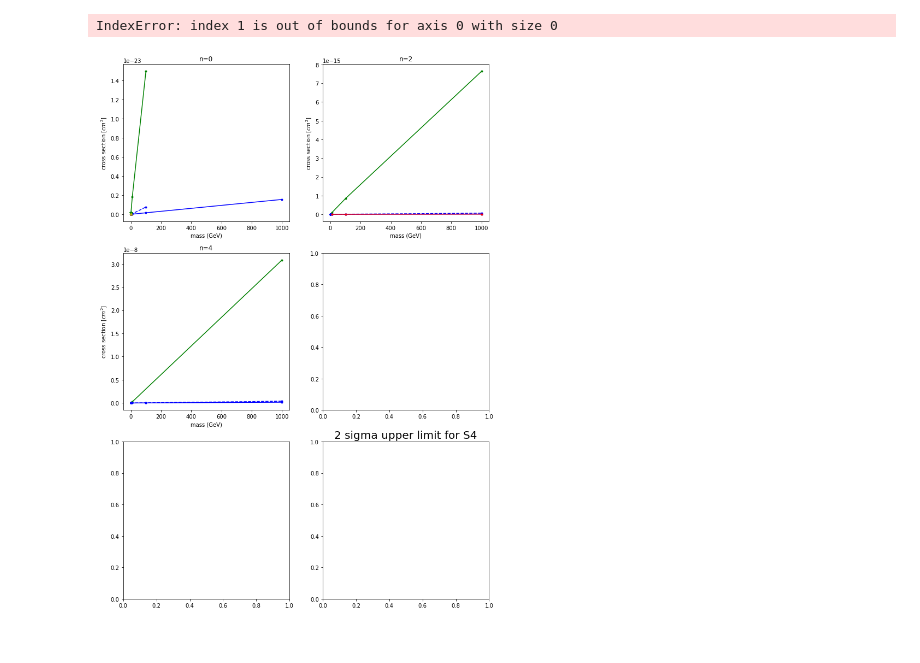
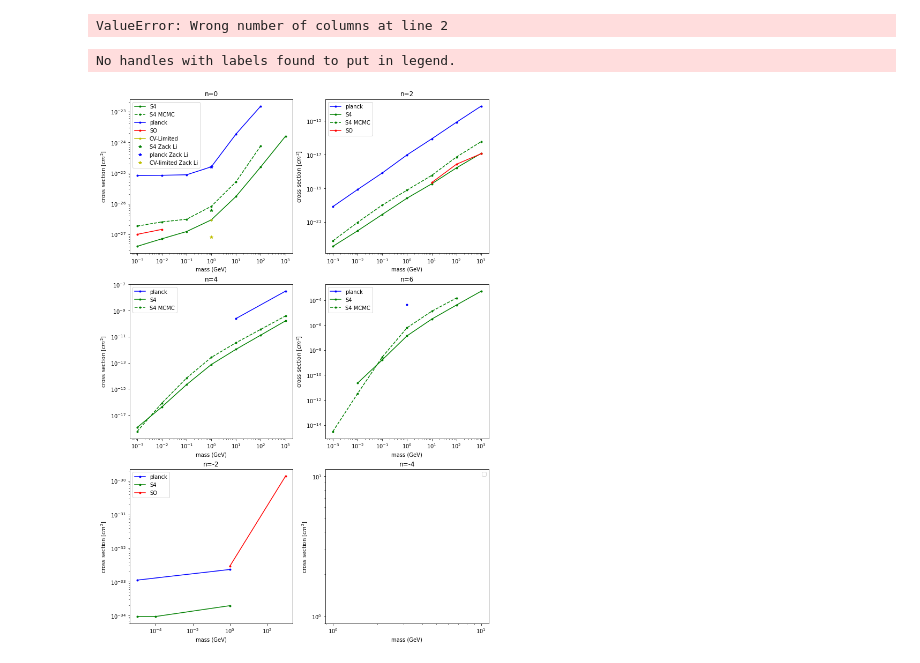
Before and after one commit to iej2106/fisher_dmb, a Jupyter notebook: upperlimit_crossection.ipynb, the cells around one changed output. Saved outputs shown, nothing was run; the diff lists cells and outputs as text; code cells hidden in the pictures.

```diff
--- a/upperlimit_crossection.ipynb
+++ b/upperlimit_crossection.ipynb
@@ -10,6 +10,9 @@ S4_0_a = np.loadtxt("MCMC_data/S4_Aizhan_n=0.txt", delimiter = " ")
 S4_0_a = np.transpose(S4_0_a)
 SO_0 = np.loadtxt("fisher_data/SO_n=0/n=0.txt", delimiter = " ")
 SO_0 = np.transpose(SO_0)
+cv_limited_0 = np.loadtxt("fisher_data/cv-limited_n=0/n=0.txt", delimiter = " ")
+cv_limited_0 = np.transpose(cv_limited_0)
+
 
 S4_2 = np.loadtxt("fisher_data/S4_n=2/n=2.txt", delimiter = " ")
 S4_2 = np.transpose(S4_2)
@@ -50,3 +53,5 @@ zack_li_sigma_n0_S4 = 0.6e-26
 zack_li_sigma_n0_planck = 16e-26
 zack_li_sigma_n0_CVlimited = 0.08e-26
 zack_li_m_n0 = 1.0
+# %% [output]
+ValueError: Wrong number of columns at line 2
@@ -55,61 +62,63 @@ fig, axs = plt.subplots(3, 2, figsize=(12,18))
 plt.title(r"2 sigma upper limit for S4",fontsize=20)
 
           #### n = 0 ####
-axs[0, 0].plot(S4_0[1], S4_0[0], 'b.-',label='S4')
-axs[0, 0].plot(S4_0_a[1], S4_0_a[0], 'b.--',label='S4 MCMC')
-axs[0, 0].plot(planck_0[1], planck_0[0], 'g.-',label='planck')
+axs[0, 0].plot(S4_0[1], S4_0[0], 'g.-',label='S4')
+axs[0, 0].plot(S4_0_a[1], S4_0_a[0], 'g.--',label='S4 MCMC')
+axs[0, 0].plot(planck_0[1], planck_0[0], 'b.-',label='planck')
 axs[0, 0].plot(SO_0[1], SO_0[0], 'r.-',label='SO')
+axs[0, 0].plot(cv_limited_0[1], cv_limited_0[0], 'y.-',label='CV-Limited')
 axs[0, 0].set_title('n=0')
 axs[0, 0].set(xlabel='mass (GeV)', ylabel=r'cross section [$cm^2$]')
 
-axs[0, 0].plot(zack_li_m_n0, zack_li_sigma_n0_S4, 'b*',label='S4 Zack Li')
-axs[0, 0].plot(zack_li_m_n0, zack_li_sigma_n0_planck, 'g*',label='planck Zack Li')
+axs[0, 0].plot(zack_li_m_n0, zack_li_sigma_n0_S4, 'g*',label='S4 Zack Li')
+axs[0, 0].plot(zack_li_m_n0, zack_li_sigma_n0_planck, 'b*',label='planck Zack Li')
 axs[0, 0].plot(zack_li_m_n0, zack_li_sigma_n0_CVlimited, 'y*',label='CV-limited Zack Li')
 
           #### n = 2 ####
-axs[0, 1].plot(planck_2[1], planck_2[0], 'g.-',label='planck')
-axs[0, 1].plot(S4_2[1], S4_2[0], 'b.-',label='S4')
-axs[0, 1].plot(S4_2_a[1], S4_2_a[0], 'b.--',label='S4 MCMC')
+axs[0, 1].plot(planck_2[1], planck_2[0], 'b.-',label='planck')
+axs[0, 1].plot(S4_2[1], S4_2[0], 'g.-',label='S4')
+axs[0, 1].plot(S4_2_a[1], S4_2_a[0], 'g.--',label='S4 MCMC')
 axs[0, 1].plot(SO_2[1], SO_2[0], 'r.-',label='SO')
 axs[0, 1].set_title('n=2')
 axs[0, 1].set(xlabel='mass (GeV)', ylabel=r'cross section [$cm^2$]')
+
           #### n = 4 ####
-axs[1, 0].plot(planck_4[1], planck_4[0], 'g.-',label='planck')
-axs[1, 0].plot(S4_4[1], S4_4[0], 'b.-',label='S4')
-axs[1, 0].plot(S4_4_a[1], S4_4_a[0], 'b.--',label='S4 MCMC')
+axs[1, 0].plot(planck_4[1], planck_4[0], 'b.-',label='planck')
+axs[1, 0].plot(S4_4[1], S4_4[0], 'g.-',label='S4')
+axs[1, 0].plot(S4_4_a[1], S4_4_a[0], 'g.--',label='S4 MCMC')
 axs[1, 0].set_title('n=4')
 axs[1, 0].set(xlabel='mass (GeV)', ylabel=r'cross section [$cm^2$]')
           #### n = 6 ####
-#axs[1, 1].plot(planck_6[1], planck_6[0], 'g.-',label='planck')
-axs[1, 1].plot(S4_6[1], S4_6[0], 'b.-',label='S4')
-axs[1, 1].plot(S4_6_a[1], S4_6_a[0], 'b.--',label='S4 MCMC')
+axs[1, 1].plot(planck_6[1], planck_6[0], 'b.-',label='planck')
+axs[1, 1].plot(S4_6[1], S4_6[0], 'g.-',label='S4')
+axs[1, 1].plot(S4_6_a[1], S4_6_a[0], 'g.--',label='S4 MCMC')
 axs[1, 1].set_title('n=6')
 axs[1, 1].set(xlabel='mass (GeV)', ylabel=r'cross section [$cm^2$]')
           #### n = -2 ####
-axs[2, 0].plot(planck_m2[1], planck_m2[0], 'g.-',label='planck')
-axs[2, 0].plot(S4_m2[1], S4_m2[0], 'b.-',label='S4')
+axs[2, 0].plot(planck_m2[1], planck_m2[0], 'b.-',label='planck')
+axs[2, 0].plot(S4_m2[1], S4_m2[0], 'g.-',label='S4')
 axs[2, 0].plot(SO_m2[1], SO_m2[0], 'r.-',label='SO')
 axs[2, 0].set_title('n=-2')
 axs[2, 0].set(xlabel='mass (GeV)', ylabel=r'cross section [$cm^2$]')
 
           #### n = -4 ####
 #axs[2, 1].plot(S4_m4[1], S4_m4[0], 'b.-',label='S4')
 axs[2, 1].set_title('n=-4')
 axs[2, 1].set(xlabel='mass (GeV)', ylabel=r'cross section [$cm^2$]')
 
 
 #for ax in axs.flat:
     #ax.set(xlabel='mass (GeV)', ylabel=r'cross section [$cm^2$]')
 # Hide x labels and tick labels for top plots and y ticks for right plots.
 for ax in axs.flat:
 #    ax.label_outer()
     #ax.set(xlim=(1e-3, 1e3))
     ax.set_yscale('log')
     ax.set_xscale('log')
     ax.legend()
 
 fig.savefig("fisher_plots/upperlimit_crosssection_all.png")
 plt.show()
 # %% [output]
-IndexError: index 1 is out of bounds for axis 0 with size 0
+No handles with labels found to put in legend.
-[figure, old version]
+[figure, new version]
```
Also changed, not shown: parts of 1 cell of this notebook.
